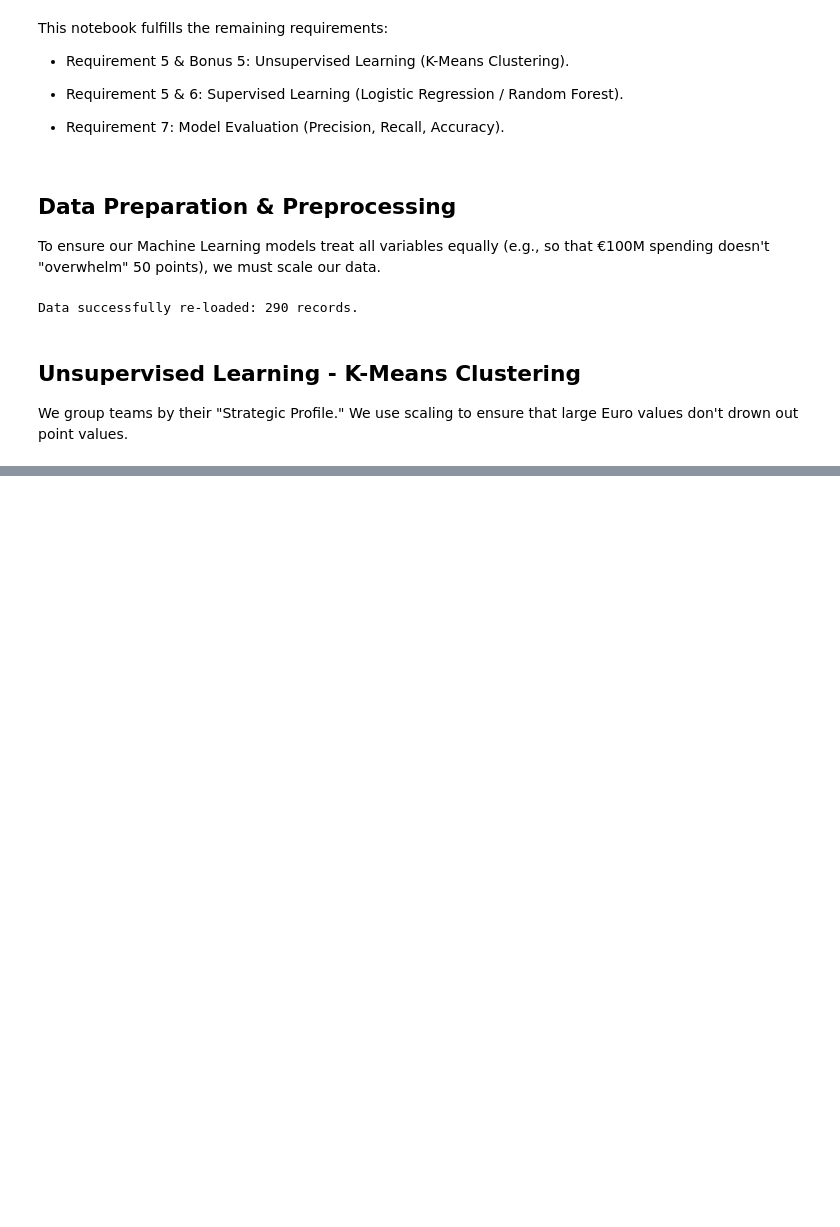
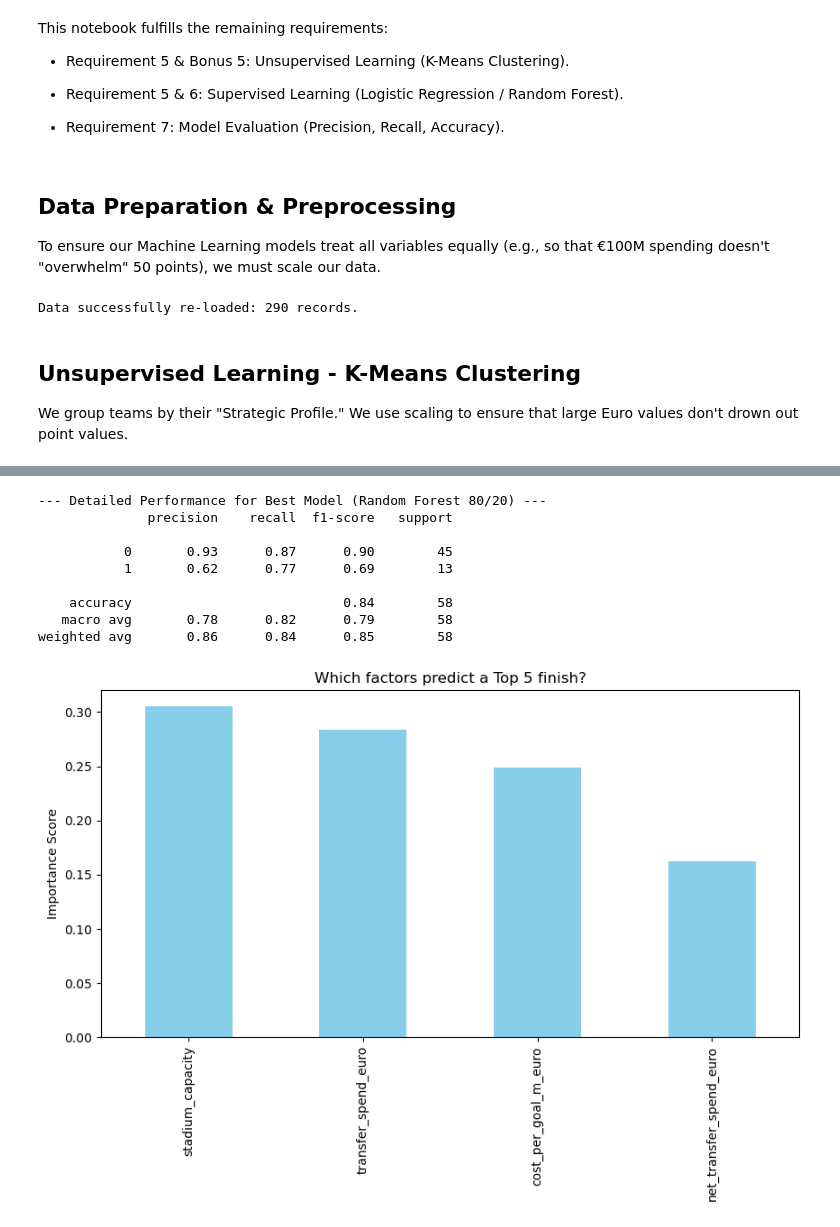
Before and after one commit to minhsang-03/project, a Jupyter notebook: notebooks/02_advanced_analytics_and_predictive_modelling.ipynb, the cells around one changed output, grey strips where cells are left out. Saved outputs shown, nothing was run; the diff lists cells and outputs as text; code cells hidden in the pictures; blank space fills up the shorter version.

```diff
--- a/notebooks/02_advanced_analytics_and_predictive_modelling.ipynb
+++ b/notebooks/02_advanced_analytics_and_predictive_modelling.ipynb
@@ -71,0 +124,28 @@ plt.show()
+# %%
+# 90/10 split with Random Forest performed best but it has a too small sample (29); that's why the 80/20 split with Random Forest is chosen for final evaluation.
+X_train, X_test, y_train, y_test = train_test_split(X, y, test_size=0.2, random_state=42)
+final_model = RandomForestClassifier(n_estimators=100, random_state=42)
+final_model.fit(X_train, y_train)
+y_pred = final_model.predict(X_test)
+
+print("--- Detailed Performance for Best Model (Random Forest 80/20) ---")
+print(classification_report(y_test, y_pred))
+
+# Visualizing Feature Importance (What matters most for Top 5?)
+importances = pd.Series(final_model.feature_importances_, index=X.columns).sort_values(ascending=False)
+plt.figure(figsize=(10, 5))
+importances.plot(kind='bar', color='skyblue')
+plt.title('Which factors predict a Top 5 finish?')
+plt.ylabel('Importance Score')
+plt.show()
+# %% [output]
+--- Detailed Performance for Best Model (Random Forest 80/20) ---
+              precision    recall  f1-score   support
+
+           0       0.93      0.87      0.90        45
+           1       0.62      0.77      0.69        13
+
+    accuracy                           0.84        58
+   macro avg       0.78      0.82      0.79        58
+weighted avg       0.86      0.84      0.85        58
+[figure, added]
```
Also changed, not shown: parts of 6 cells of this notebook.
